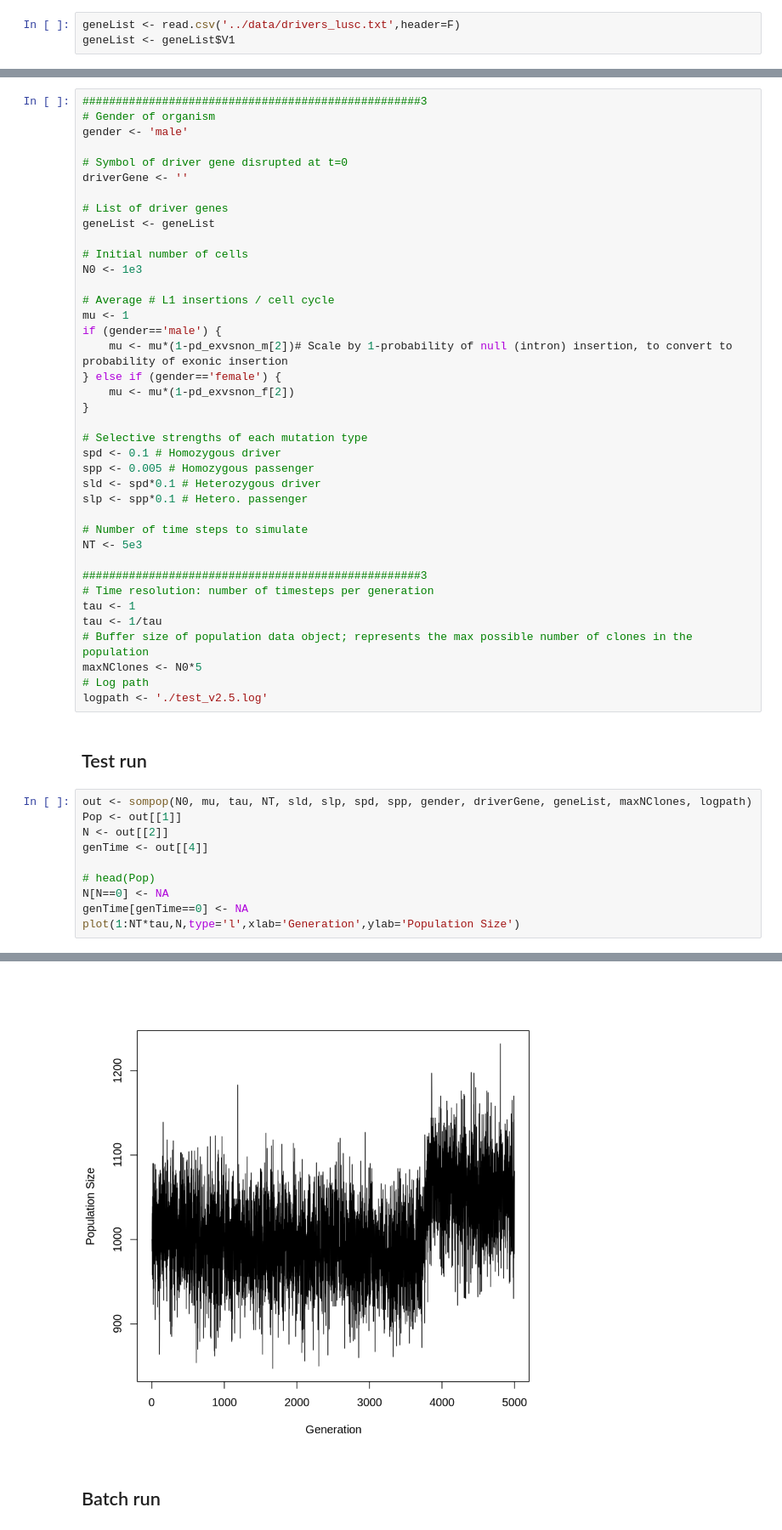
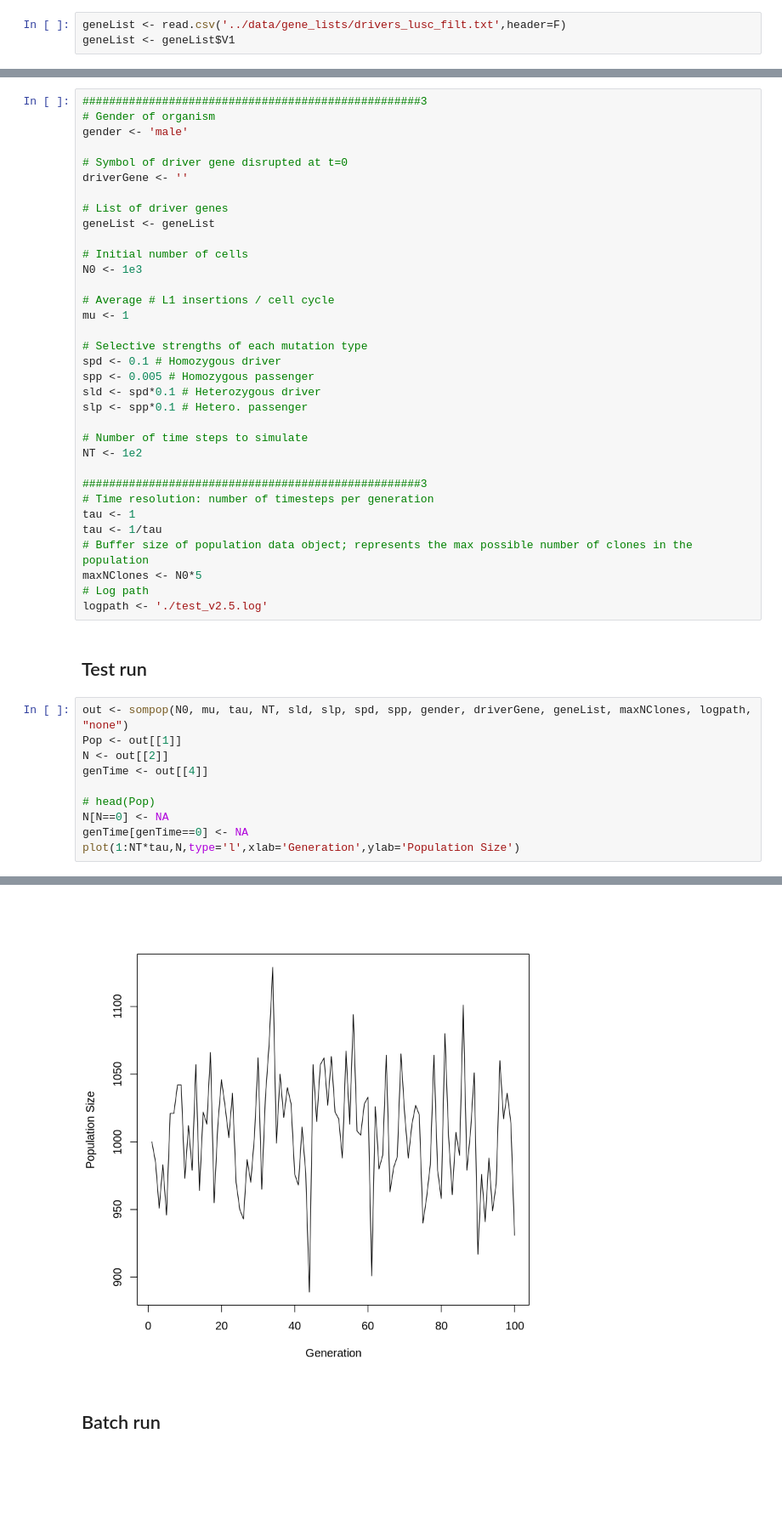
Before and after one commit to atallah-lab/neoplastic-evolution, a Jupyter notebook: src/run_v2_5.ipynb, the cells around one changed output, grey strips where cells are left out. Shown at 85% size. Drawn from its saved outputs; the diff is of its cells as text; blank space fills up the shorter version.

```diff
--- a/src/run_v2_5.ipynb
+++ b/src/run_v2_5.ipynb
@@ -8,5 +8,5 @@ xy_genes <- gene_pd_m$gene_id[gene_pd_m$chrom %in% c('X','Y')] # Getting list of
 # %%
-geneList <- read.csv('../data/drivers_lusc.txt',header=F)
+geneList <- read.csv('../data/gene_lists/drivers_lusc_filt.txt',header=F)
 geneList <- geneList$V1
 # %%
 gene_pd_m[gene_pd_m$gene_id %in% geneList]
@@ -40,11 +40,6 @@ N0 <- 1e3
 
 # Average # L1 insertions / cell cycle
 mu <- 1
-if (gender=='male') {
-    mu <- mu*(1-pd_exvsnon_m[2])# Scale by 1-probability of null (intron) insertion, to convert to probability of exonic insertion
-} else if (gender=='female') {
-    mu <- mu*(1-pd_exvsnon_f[2])
-}
 
 # Selective strengths of each mutation type
 spd <- 0.1 # Homozygous driver
@@ -53,7 +48,7 @@ sld <- spd*0.1 # Heterozygous driver
 slp <- spp*0.1 # Hetero. passenger
 
 # Number of time steps to simulate
-NT <- 5e3
+NT <- 1e2
 
 ###################################################3
 # Time resolution: number of timesteps per generation
@@ -66,7 +61,7 @@ logpath <- './test_v2.5.log'
 # %% [markdown]
 ## Test run
 # %%
-out <- sompop(N0, mu, tau, NT, sld, slp, spd, spp, gender, driverGene, geneList, maxNClones, logpath)
+out <- sompop(N0, mu, tau, NT, sld, slp, spd, spp, gender, driverGene, geneList, maxNClones, logpath, "none")
 Pop <- out[[1]]
 N <- out[[2]]
 genTime <- out[[4]]
@@ -81,4 +76,4 @@ plot(1:NT*tau,N,type='l',xlab='Generation',ylab='Population Size')
-[figure, old version]
+[figure, new version]
 # %% [markdown]
 ## Batch run
 # %%
```
Also changed, not shown: parts of 2 cells of this notebook, 20 other files.
